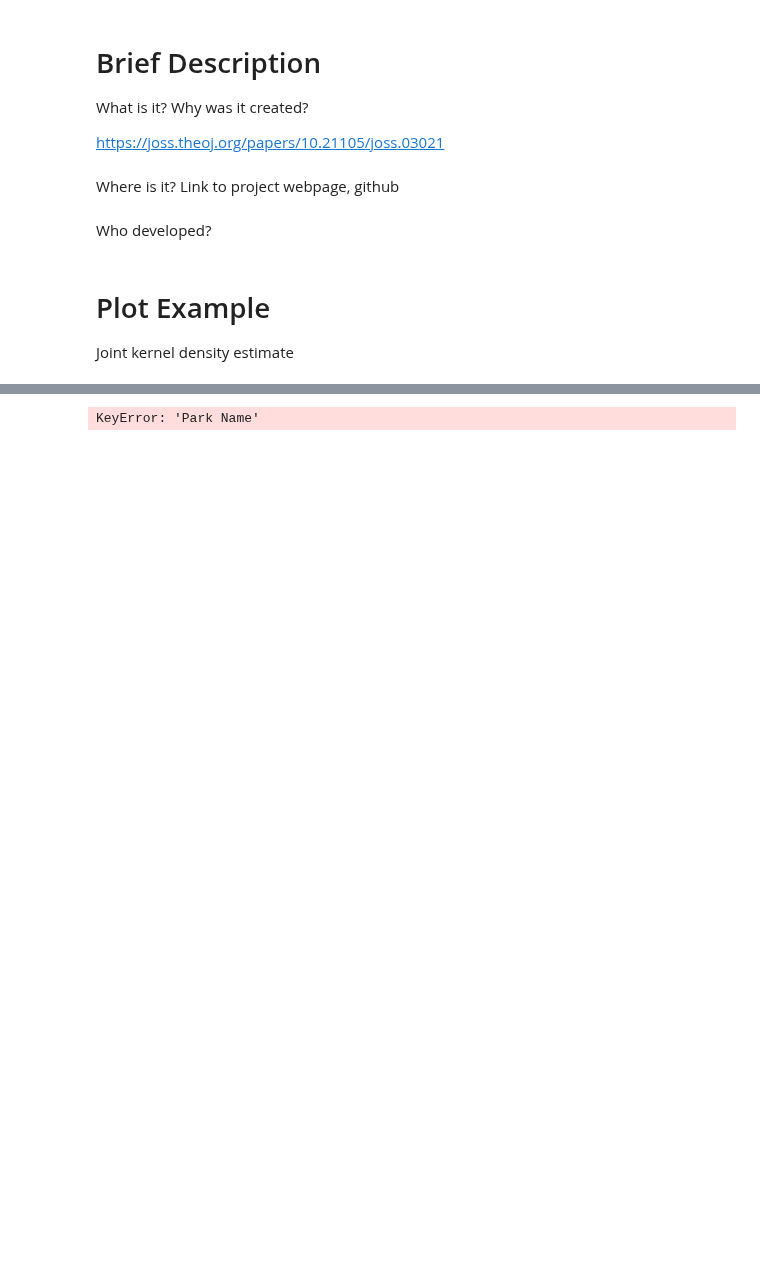
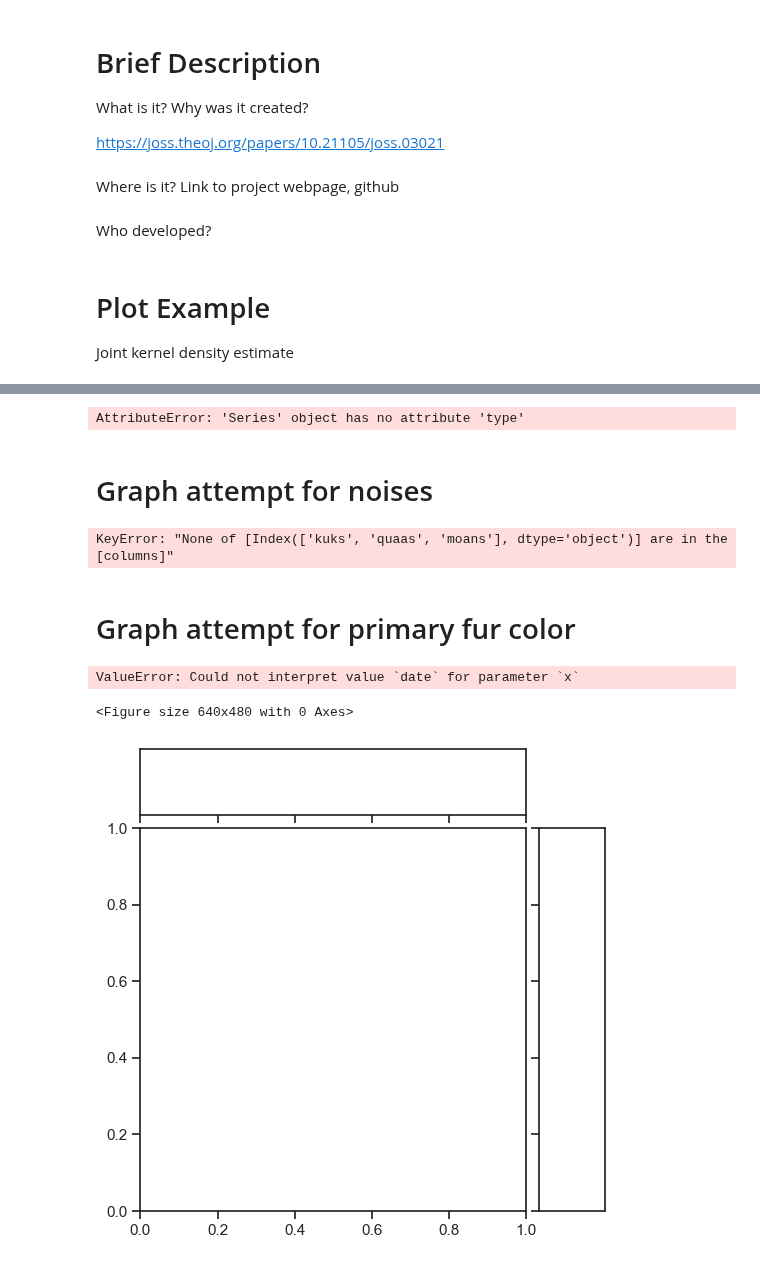
Before and after one commit to saingersoll/squirrel-gurlz, a Jupyter notebook: nbs/soapy.ipynb, the cells around one changed output, grey strips where cells are left out. Saved outputs shown, nothing was run; the diff lists cells and outputs as text; code cells hidden in the pictures; blank space fills up the shorter version.

```diff
--- a/nbs/soapy.ipynb
+++ b/nbs/soapy.ipynb
@@ -18,19 +49,54 @@ Joint kernel density estimate
+# %%
+import seaborn as sns
+import pandas as pd
+
+squirrels = pd.read_csv('../data/2018_Central_Park_Squirrel_Census_-_Squirrel_Data.csv')
+
+def snake_case(column_name):
+    return column_name.strip().replace(' ', '_').lower()
+squirrels.rename(columns=snake_case, inplace=True)
+
+squirrels['date'].type()
+
+# squirrels['date'] = pd.to_datetime(squirrels['date'])
+# %% [output]
+AttributeError: 'Series' object has no attribute 'type'
+# %% [markdown]
+# Graph attempt for noises
 # %%
 import seaborn as sns
-import pandas as pd
-
 squirrels = pd.read_csv('../data/2018_Central_Park_Squirrel_Census_-_Squirrel_Data.csv')
 sns.set_theme(style="ticks")
-
-# Load the penguins dataset
-noises = squirrels[['Kuks', 'Quaas', 'Moans']]
+noises = squirrels[['kuks', 'quaas', 'moans']].copy()
 
 # Show the joint distribution using kernel density estimation
 g = sns.jointplot(
-    x=squirrels["Park Name"], y=squirrels["Hectar Squirrel Number"], hue="noises",
+    data=squirrels,
+    x="date", y="hectar_squirrel_number", hue="noises",
     kind="kde",
 )
 # %% [output]
-KeyError: 'Park Name'
+KeyError: "None of [Index(['kuks', 'quaas', 'moans'], dtype='object')] are in the [columns]"
+# %% [markdown]
+# Graph attempt for primary fur color
+# %%
+import seaborn as sns
+import matplotlib.pyplot as plt
+
+squirrels = pd.read_csv('../data/2018_Central_Park_Squirrel_Census_-_Squirrel_Data.csv')
+sns.set_theme(style="ticks")
+
+
+# Show the joint distribution using kernel density estimation
+figure = plt.figure()
+g = sns.jointplot(
+    data=squirrels,
+    x="date", y="hectar_squirrel_number", hue="primary_fur_color",
+    kind="kde",
+)
+# %% [output]
+ValueError: Could not interpret value `date` for parameter `x`
+<Figure size 640x480 with 0 Axes>
+[figure, added]
 # %%
 import seaborn as sns
```
Also changed, not shown: parts of 3 cells of this notebook.
